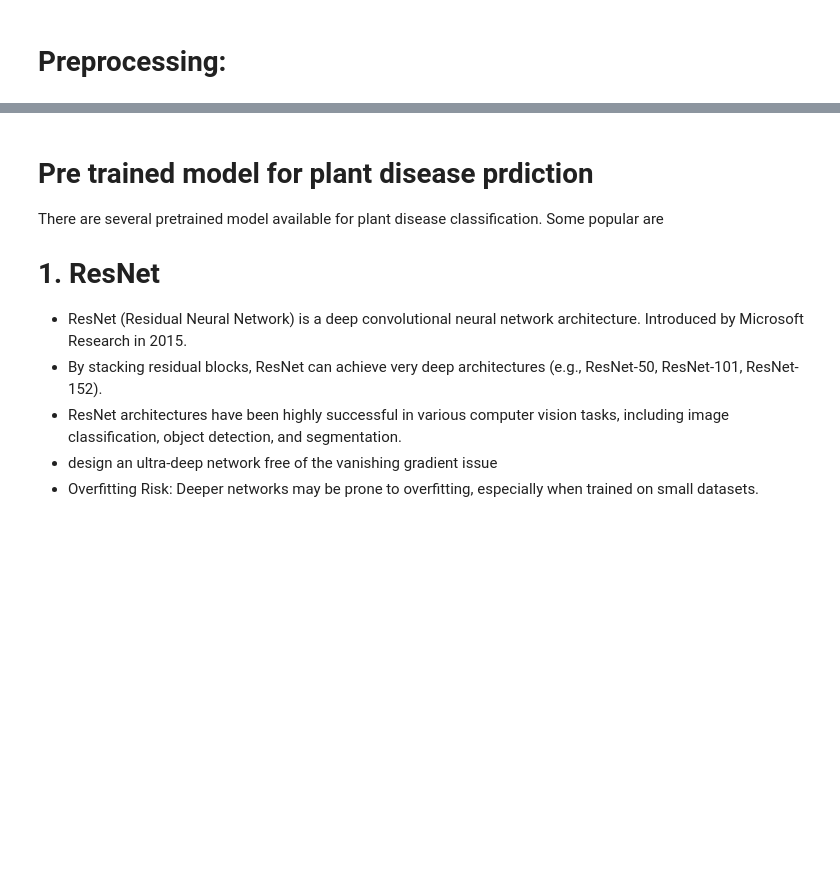
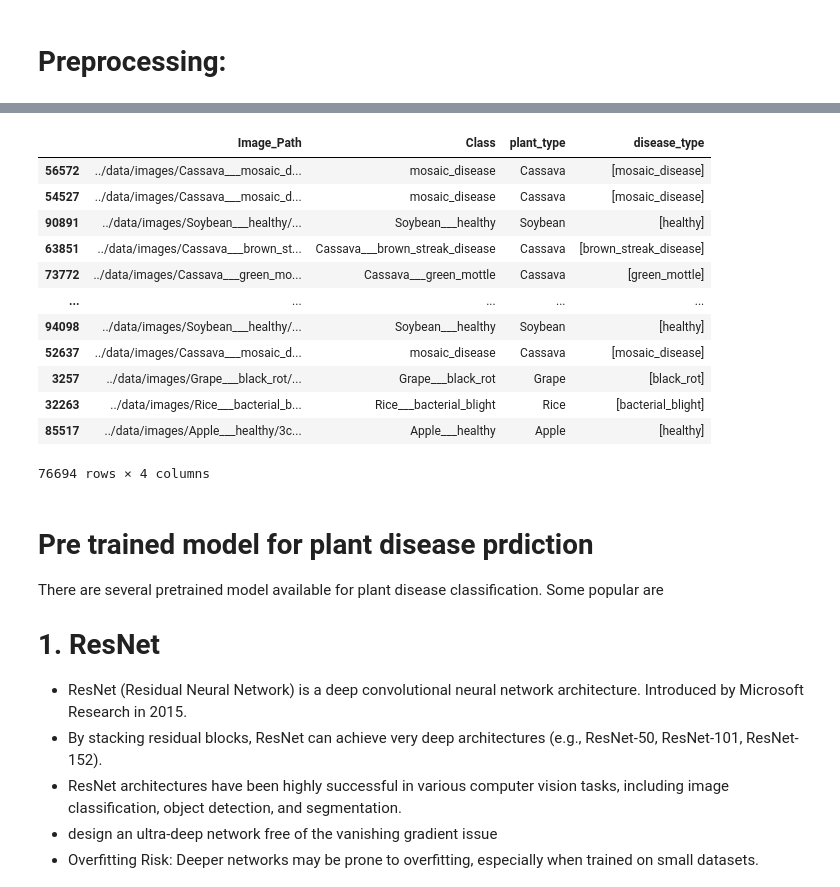
Before and after one commit to forster-j/AgronomiCare, a Jupyter notebook: notebooks/Aknotebook.ipynb, the cells around one changed output, grey strips where cells are left out. Cells and saved outputs as stored; diff of their text form; code cells hidden in the pictures; blank space fills up the shorter version.

```diff
--- a/notebooks/Aknotebook.ipynb
+++ b/notebooks/Aknotebook.ipynb
@@ -395,0 +403,4 @@ plt.show()
+# %%
+# Split the dataset into training and validation sets
+
+train_df, test_df = train_test_split(df.drop(['plant_type', 'disease_type'], axis=1), test_size=0.2, stratify=df['Class'], random_state=42)
@@ -396,3 +817,19 @@ plt.show()
+# %%
+train_df
+# %% [output]
+|  | Image_Path | Class | plant_type | disease_type |
+| 56572 | ../data/images/Cassava___mosaic_d... | mosaic_disease | Cassava | [mosaic_disease] |
+| 54527 | ../data/images/Cassava___mosaic_d... | mosaic_disease | Cassava | [mosaic_disease] |
+| 90891 | ../data/images/Soybean___healthy/... | Soybean___healthy | Soybean | [healthy] |
+| 63851 | ../data/images/Cassava___brown_st... | Cassava___brown_streak_disease | Cassava | [brown_streak_disease] |
+| 73772 | ../data/images/Cassava___green_mo... | Cassava___green_mottle | Cassava | [green_mottle] |
+| ... | ... | ... | ... | ... |
+| 94098 | ../data/images/Soybean___healthy/... | Soybean___healthy | Soybean | [healthy] |
+| 52637 | ../data/images/Cassava___mosaic_d... | mosaic_disease | Cassava | [mosaic_disease] |
+| 3257 | ../data/images/Grape___black_rot/... | Grape___black_rot | Grape | [black_rot] |
+| 32263 | ../data/images/Rice___bacterial_b... | Rice___bacterial_blight | Rice | [bacterial_blight] |
+| 85517 | ../data/images/Apple___healthy/3c... | Apple___healthy | Apple | [healthy] |
+76694 rows × 4 columns
 # %% [markdown]
 # Pre trained model for plant disease prdiction
 
```
Also changed, not shown: parts of 24 cells of this notebook.
